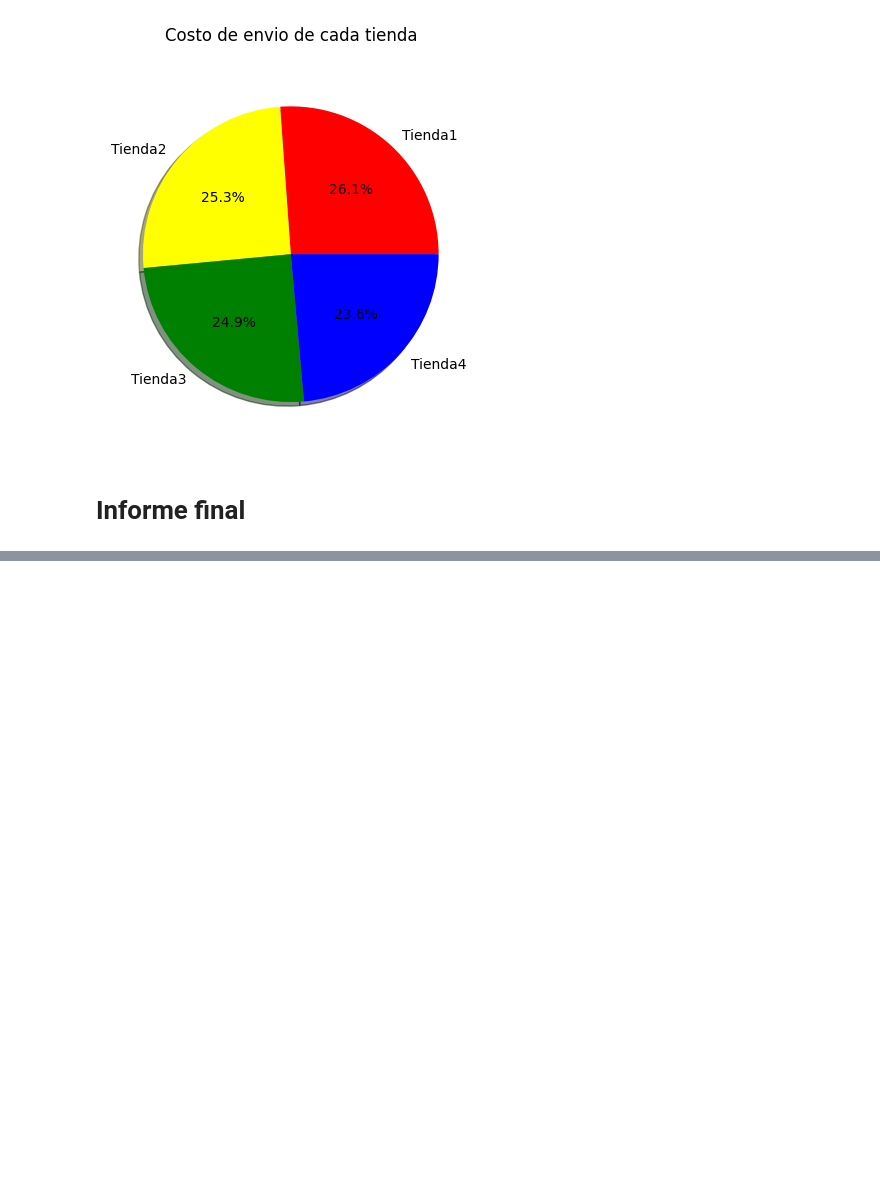
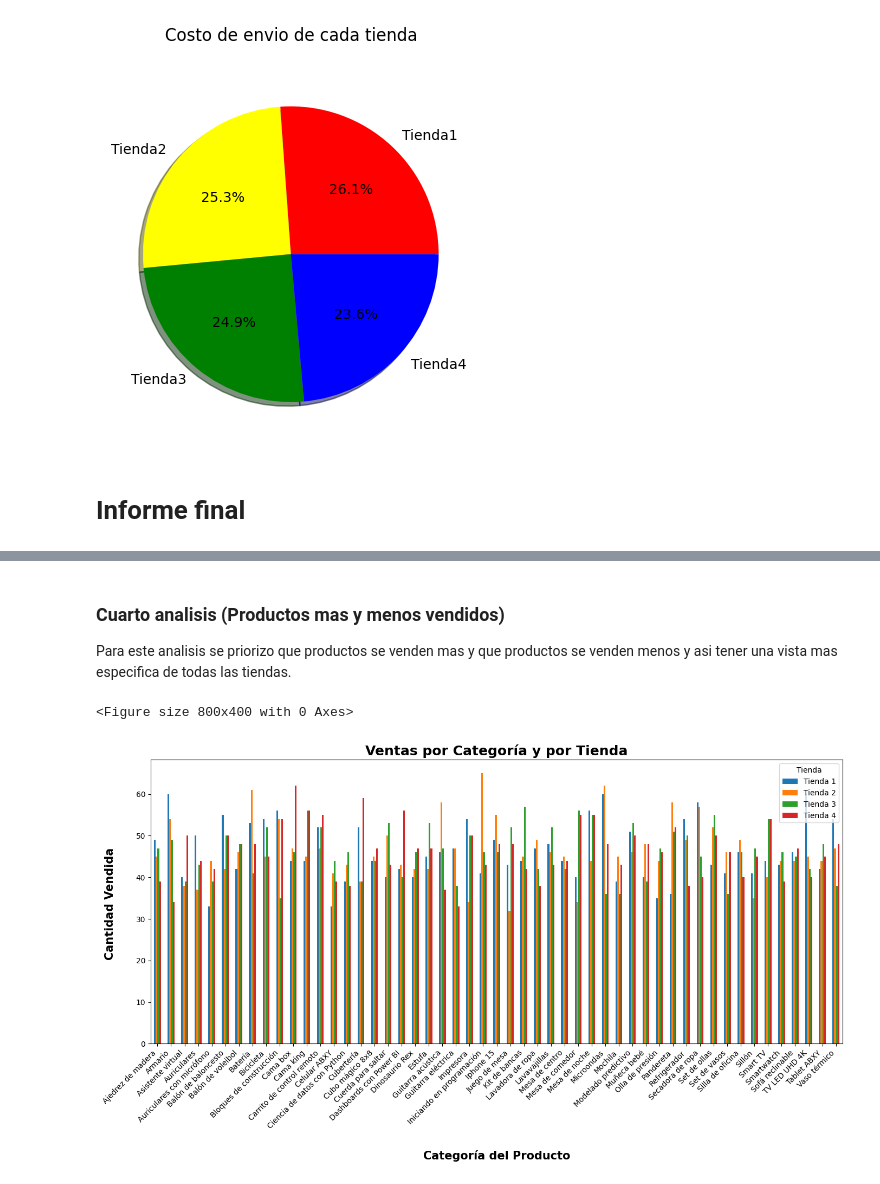
Before and after one commit to nicomgm/1er-Challenge-Alura-Store, a Jupyter notebook: AluraStoreLatam.ipynb, the cells around one changed output, grey strips where cells are left out. Saved outputs shown, nothing was run; the diff lists cells and outputs as text; code cells hidden in the pictures; blank space fills up the shorter version.

```diff
--- a/AluraStoreLatam.ipynb
+++ b/AluraStoreLatam.ipynb
@@ -302,0 +388,24 @@ El objetivo del analisis fue investigar las 4 tiendas del Sr. Juan analizandolas
+# %% [markdown]
+### **Cuarto analisis (Productos mas y menos vendidos)**
+Para este analisis se priorizo que productos se venden mas y que productos se venden menos y asi tener una vista mas especifica de todas las tiendas.
+# %%
+ProductosCategoria = pd.DataFrame({
+    'Tienda 1': productos_tienda1,
+    'Tienda 2': productos_tienda2,
+    'Tienda 3': productos_tienda3,
+    'Tienda 4': productos_tienda4
+})
+
+
+plt.figure(figsize=(8, 4))
+ProductosCategoria.plot(kind='bar', figsize=(14, 8))
+plt.title("Ventas por Categoría y por Tienda", fontsize=18, fontweight='bold',)
+plt.xlabel("\nCategoría del Producto", fontsize=15, fontweight='bold', labelpad=10)
+plt.ylabel("Cantidad Vendida \n", fontsize=15, fontweight='bold', labelpad=10)
+plt.xticks(rotation=45, ha='right')
+plt.legend(title="Tienda")
+plt.tight_layout()
+plt.show()
+# %% [output]
+<Figure size 800x400 with 0 Axes>
+[figure, added]
```
Also changed, not shown: parts of 8 cells of this notebook.
